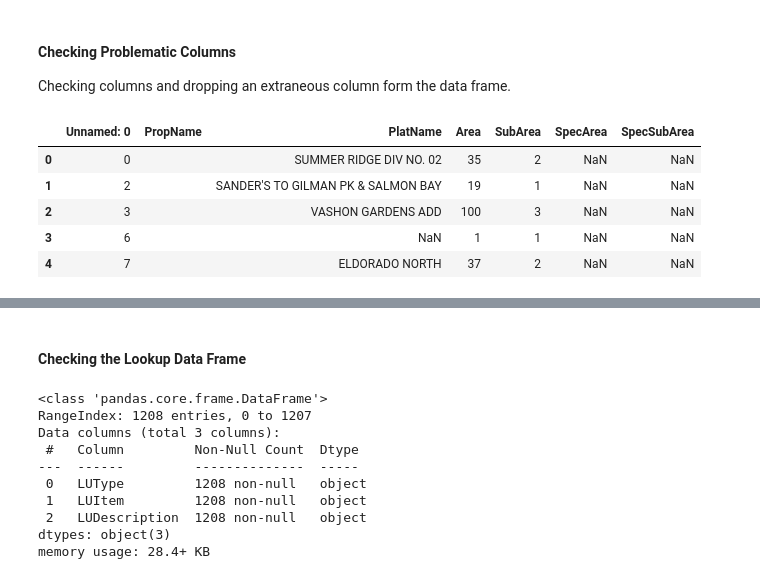
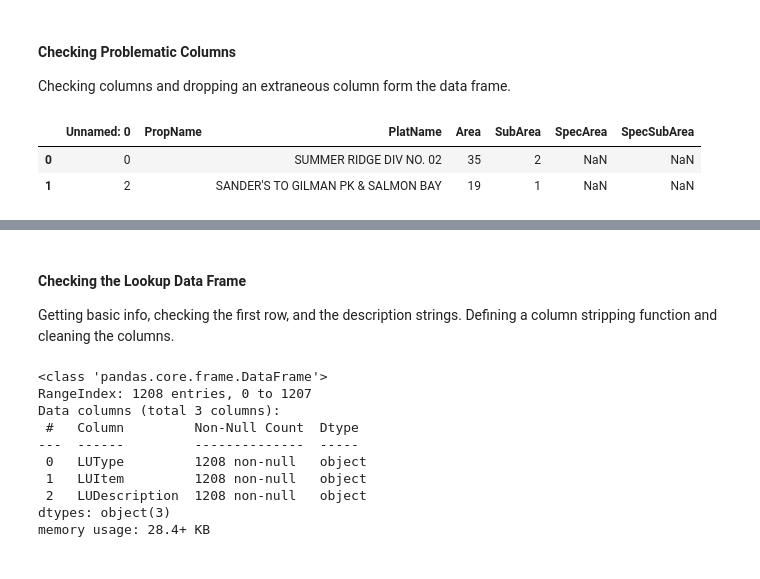
Before and after one commit to jeffreyhwatson/King_Co_Price_Analysis, a Jupyter notebook: notebooks/exploratory/eda_sql.ipynb, the cells around one changed output, grey strips where cells are left out. Cells and saved outputs as stored; diff of their text form; code cells hidden in the pictures.

```diff
--- a/notebooks/exploratory/eda_sql.ipynb
+++ b/notebooks/exploratory/eda_sql.ipynb
@@ -153,14 +168,11 @@ Checking columns and dropping an extraneous column form the data frame.
 # %%
 # checking problematic columns
 df_prob = df_parc[['Unnamed: 0', 'PropName', 'PlatName', 'Area', 'SubArea', 'SpecArea', 'SpecSubArea' ]]
-df_prob.head()
+df_prob.head(2)
 # %% [output]
 |  | Unnamed: 0 | PropName | PlatName | Area | SubArea | SpecArea | SpecSubArea |
 | 0 | 0 |  | SUMMER RIDGE DIV NO. 02 | 35 | 2 | NaN | NaN |
 | 1 | 2 |  | SANDER'S TO GILMAN PK & SALMON BAY | 19 | 1 | NaN | NaN |
-| 2 | 3 |  | VASHON GARDENS ADD | 100 | 3 | NaN | NaN |
-| 3 | 6 |  | NaN | 1 | 1 | NaN | NaN |
-| 4 | 7 |  | ELDORADO NORTH | 37 | 2 | NaN | NaN |
 # %%
 #  dropping extraneaous column
 df_parc = df_parc.drop('Unnamed: 0', axis=1)
@@ -171,8 +183,10 @@ df_parc.head(1)
 |  | Major | Minor | PropName | PlatName | PlatLot | PlatBlock | Range | Township | Section | QuarterSection | ... |
 | 0 | 807841 | 0410 |  | SUMMER RIDGE DIV NO. 02 | 41 |  | 6 | 25 | 22 | SW | ... |
 1 rows × 81 columns
-# %% [markdown]
-#### Checking the Lookup Data Frame
+# %% [markdown]
+#### Checking the Lookup Data Frame
+
+Getting basic info, checking the first row, and the description strings. Defining a column stripping function and cleaning the columns.
 # %%
 # getting info for lookup data frame
 df_look.info()
```
Also changed, not shown: parts of 50 cells of this notebook, 1 other file.
